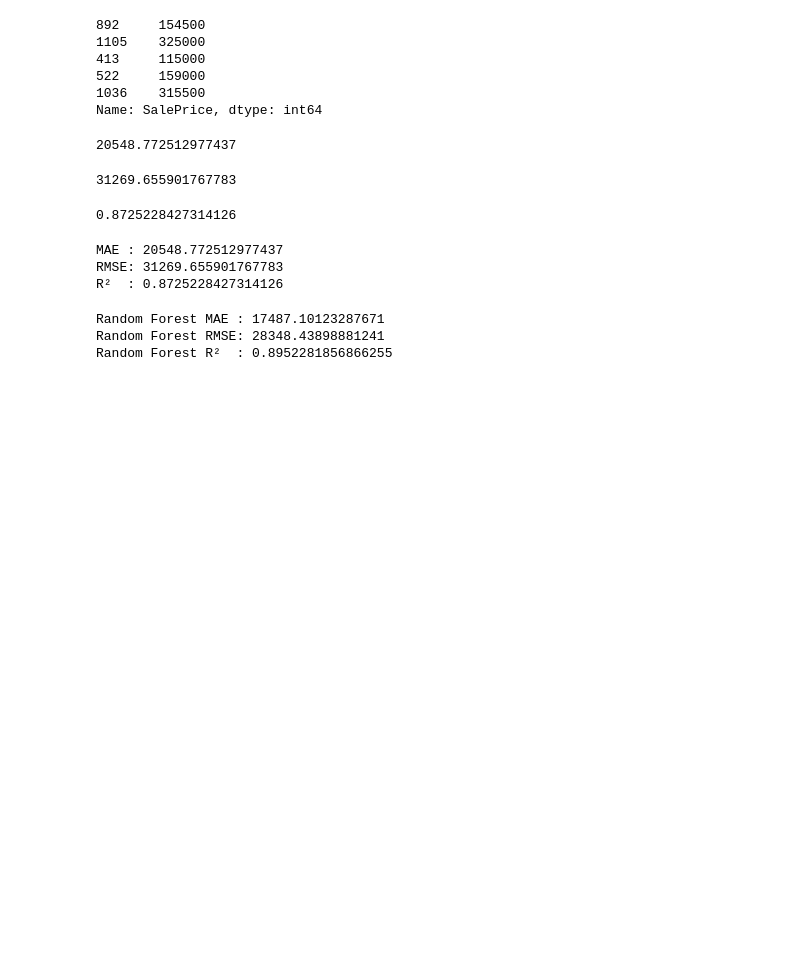
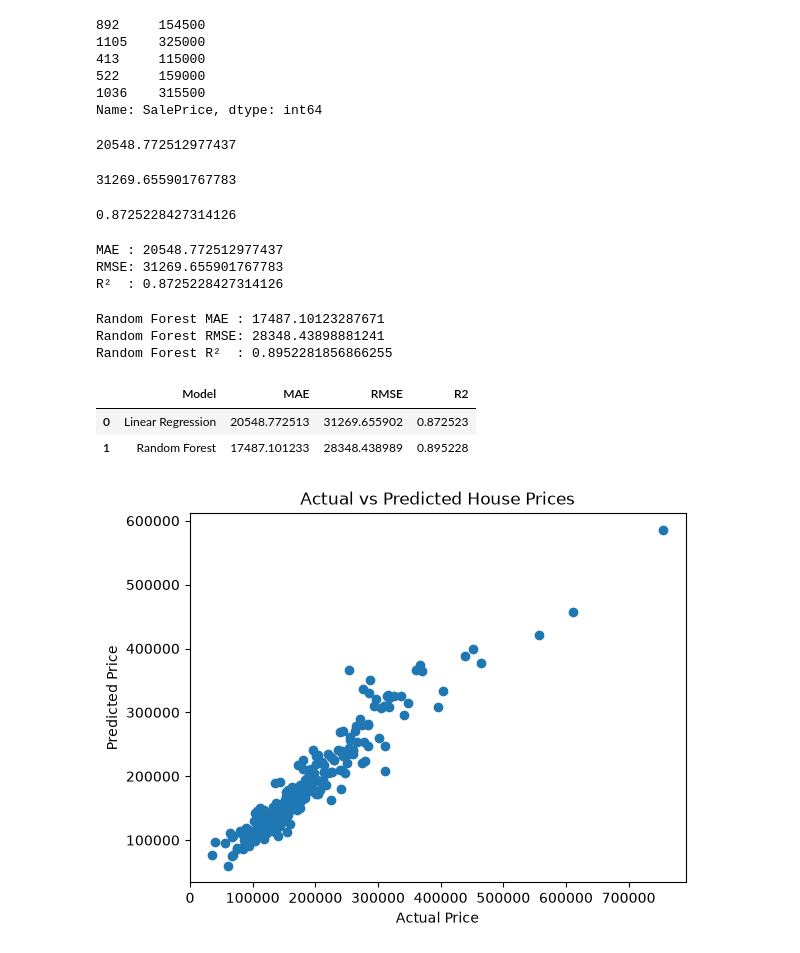
Before and after one commit to rimhamwi14h/house-price-prediction, a Jupyter notebook: notebooks/02_preprocessing_and_model.ipynb, the cells around one changed output. Cells and saved outputs as stored; diff of their text form; code cells hidden in the pictures; blank space fills up the shorter version.

Commit message:
feat: compare regression models and analyze prediction errors

```diff
--- a/notebooks/02_preprocessing_and_model.ipynb
+++ b/notebooks/02_preprocessing_and_model.ipynb
@@ -123,3 +123,26 @@ print("Random Forest R²  :", rf_r2)
 Random Forest MAE : 17487.10123287671
 Random Forest RMSE: 28348.43898881241
 Random Forest R²  : 0.8952281856866255
+# %%
+results = pd.DataFrame({
+    "Model": ["Linear Regression", "Random Forest"],
+    "MAE": [mae, rf_mae],
+    "RMSE": [rmse, rf_rmse],
+    "R2": [r2, rf_r2]
+})
+
+results
+# %% [output]
+|  | Model | MAE | RMSE | R2 |
+| 0 | Linear Regression | 20548.772513 | 31269.655902 | 0.872523 |
+| 1 | Random Forest | 17487.101233 | 28348.438989 | 0.895228 |
+# %%
+plt.scatter(y_test, rf_predictions)
+
+plt.xlabel("Actual Price")
+plt.ylabel("Predicted Price")
+plt.title("Actual vs Predicted House Prices")
+
+plt.show()
+# %% [output]
+[figure, added]
```
Also changed, not shown: parts of 4 cells of this notebook.
